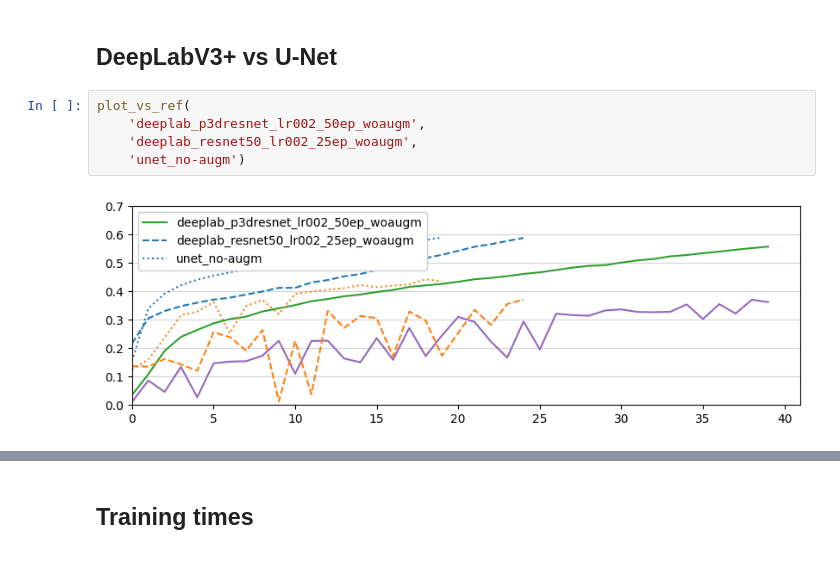
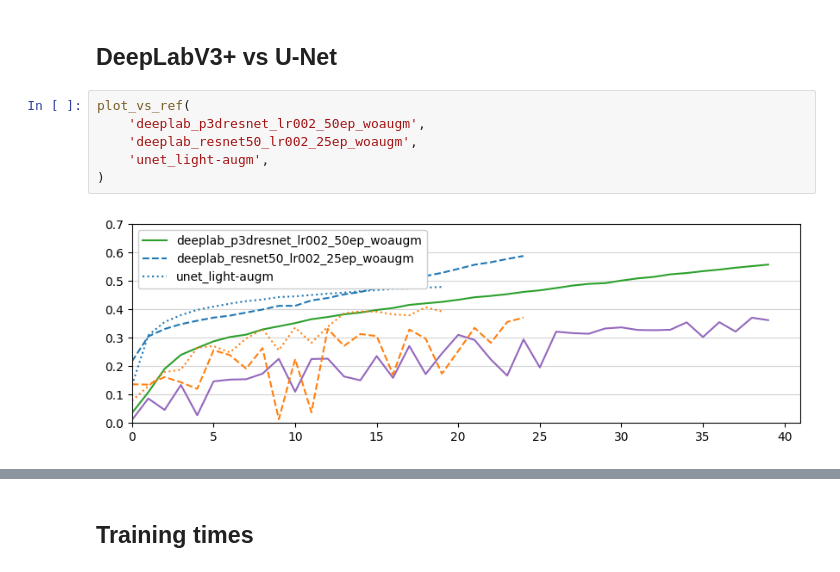
Before and after one commit to tomlqc/identify-contrails, a Jupyter notebook: notebooks-logs/History.ipynb, the cells around one changed output, grey strips where cells are left out. Drawn from its saved outputs; the diff is of its cells as text.

```diff
--- a/notebooks-logs/History.ipynb
+++ b/notebooks-logs/History.ipynb
@@ -262,7 +278,8 @@ plot_vs_ref('deeplab_p3dresnet_lr002_50ep_woaugm', 'deeplab_resnet50_lr002_25ep_
 # %%
 plot_vs_ref(
     'deeplab_p3dresnet_lr002_50ep_woaugm',
     'deeplab_resnet50_lr002_25ep_woaugm',
-    'unet_no-augm')
+    'unet_light-augm',
+)
 # %% [output]
-[figure, old version]
+[figure, new version]
```
Also changed, not shown: parts of 7 cells of this notebook.
